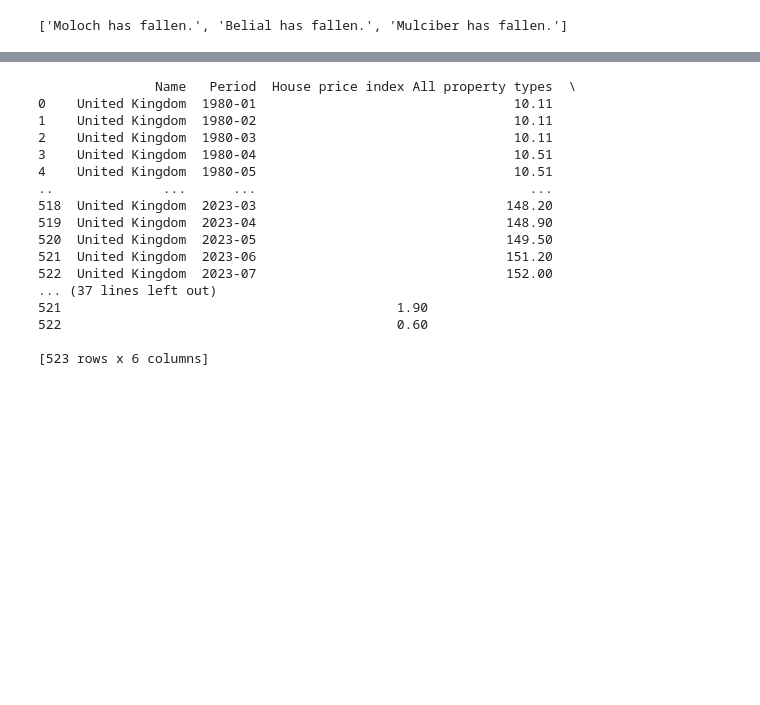
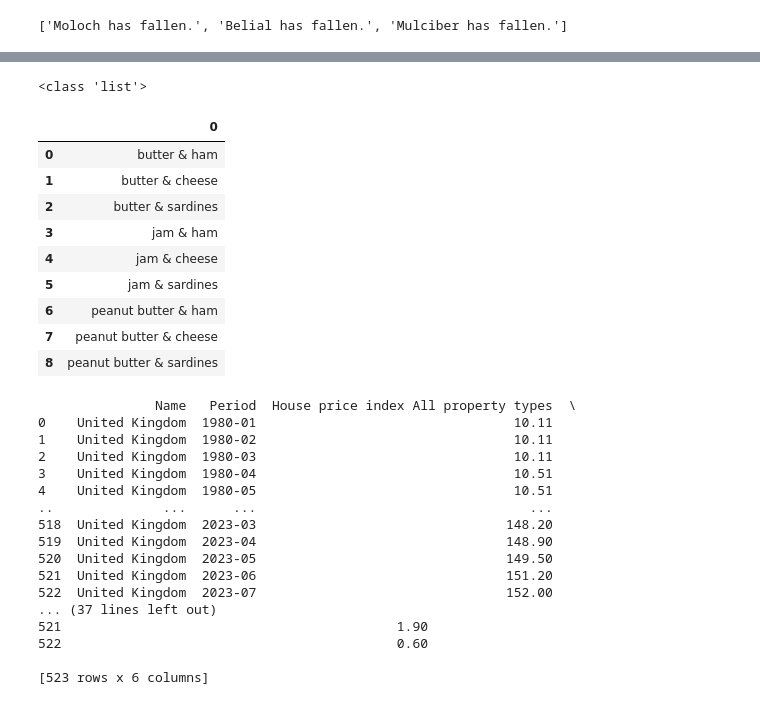
Before and after one commit to MarkNunns/Python_ESCC_course, a Jupyter notebook: python_tutorial_code/module_3.ipynb, the cells around one changed output, grey strips where cells are left out. Saved outputs shown, nothing was run; the diff lists cells and outputs as text; code cells hidden in the pictures; blank space fills up the shorter version.

```diff
--- a/python_tutorial_code/module_3.ipynb
+++ b/python_tutorial_code/module_3.ipynb
@@ -154,3 +324,11 @@ spreads = ['butter', 'jam', 'peanut butter']
 toppings = ['ham', 'cheese', 'sardines']
 filling = []
 combinations = {}
+# %%
+# Using the examples above, in this cell use a loop to populate a dictionary that you'll then use to make a dataframe of
+# all the possible combinations of sandwiches from the following two lists. Don't think too hard, it doesn't matter
+spreads = ['butter', 'jam', 'peanut butter']
+toppings = ['ham', 'cheese', 'sardines']
+for spread in spreads:
+    for topping in toppings:
+        print(spread,topping)
@@ -157,3 +345,35 @@ combinations = {}
+# %%
+# Using the examples above, in this cell use a loop to populate a dictionary that you'll then use to make a dataframe of
+# all the possible combinations of sandwiches from the following two lists. Don't think too hard, it doesn't matter
+# if combinations are repeated.
+# At the end, use the following three lines of code  to format the dataframe
+# combinations_df = (pd.DataFrame(combinations))
+# combinations_df['topping'] = toppings
+# combinations_df.set_index('topping')
+
+spreads = ['butter', 'jam', 'peanut butter']
+toppings = ['ham', 'cheese', 'sardines']
+filling = []
+# filling is an empty list at this point, we are going to populate it
+for spread in spreads:
+    for topping in toppings:
+        filling.append(f'{spread} & {topping}')
+print(type(filling))
+# we now turn filling from a list into a Dataframe
+combinations = pd.DataFrame(filling)
+combinations
+# %% [output]
+<class 'list'>
+|  | 0 |
+| 0 | butter & ham |
+| 1 | butter & cheese |
+| 2 | butter & sardines |
+| 3 | jam & ham |
+| 4 | jam & cheese |
+| 5 | jam & sardines |
+| 6 | peanut butter & ham |
+| 7 | peanut butter & cheese |
+| 8 | peanut butter & sardines |
 # %%
 # start of notes taken by MN during Session
 ## see screenshots taken by MN from Session 3, they will help generally
```
Also changed, not shown: parts of 17 cells of this notebook, 10 other files.
